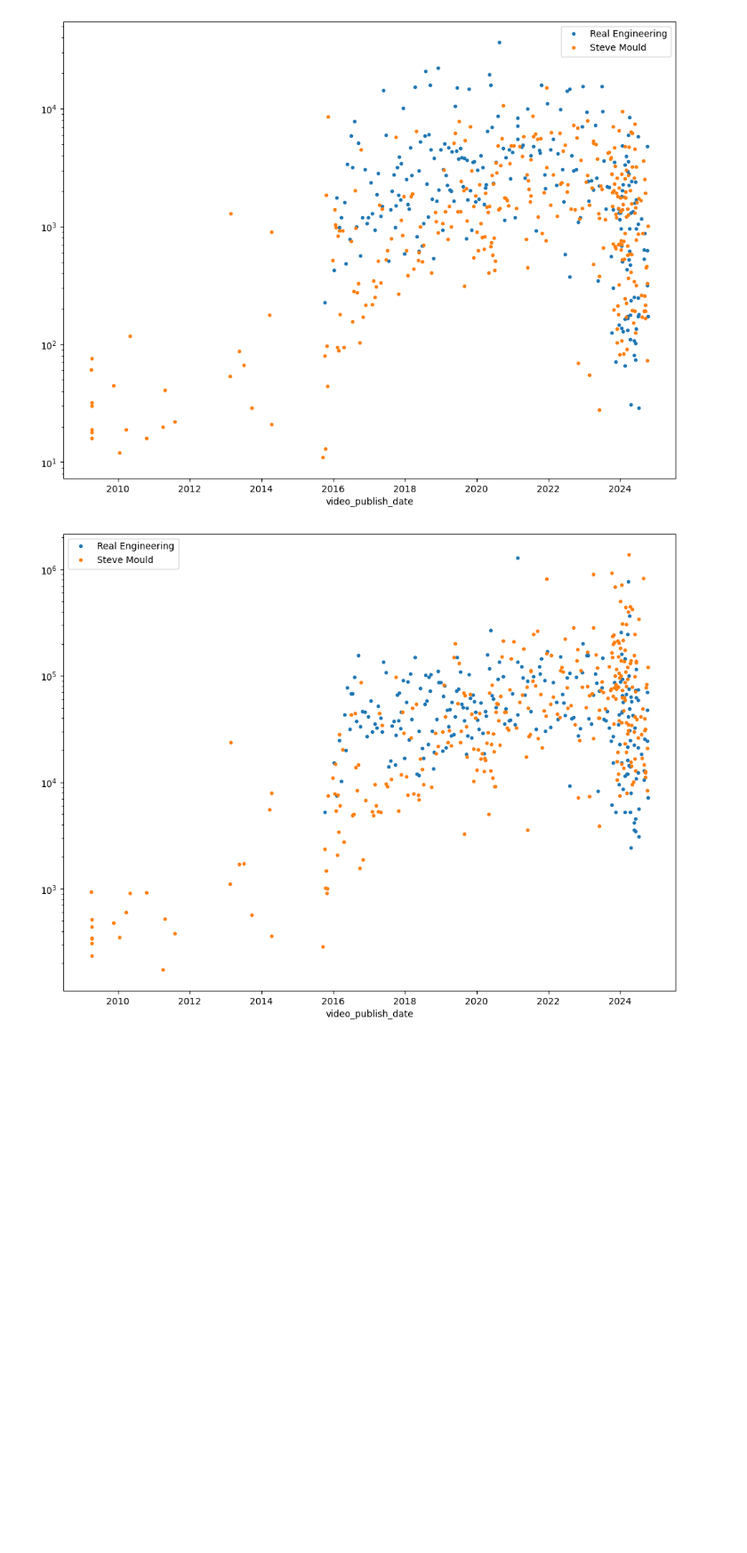
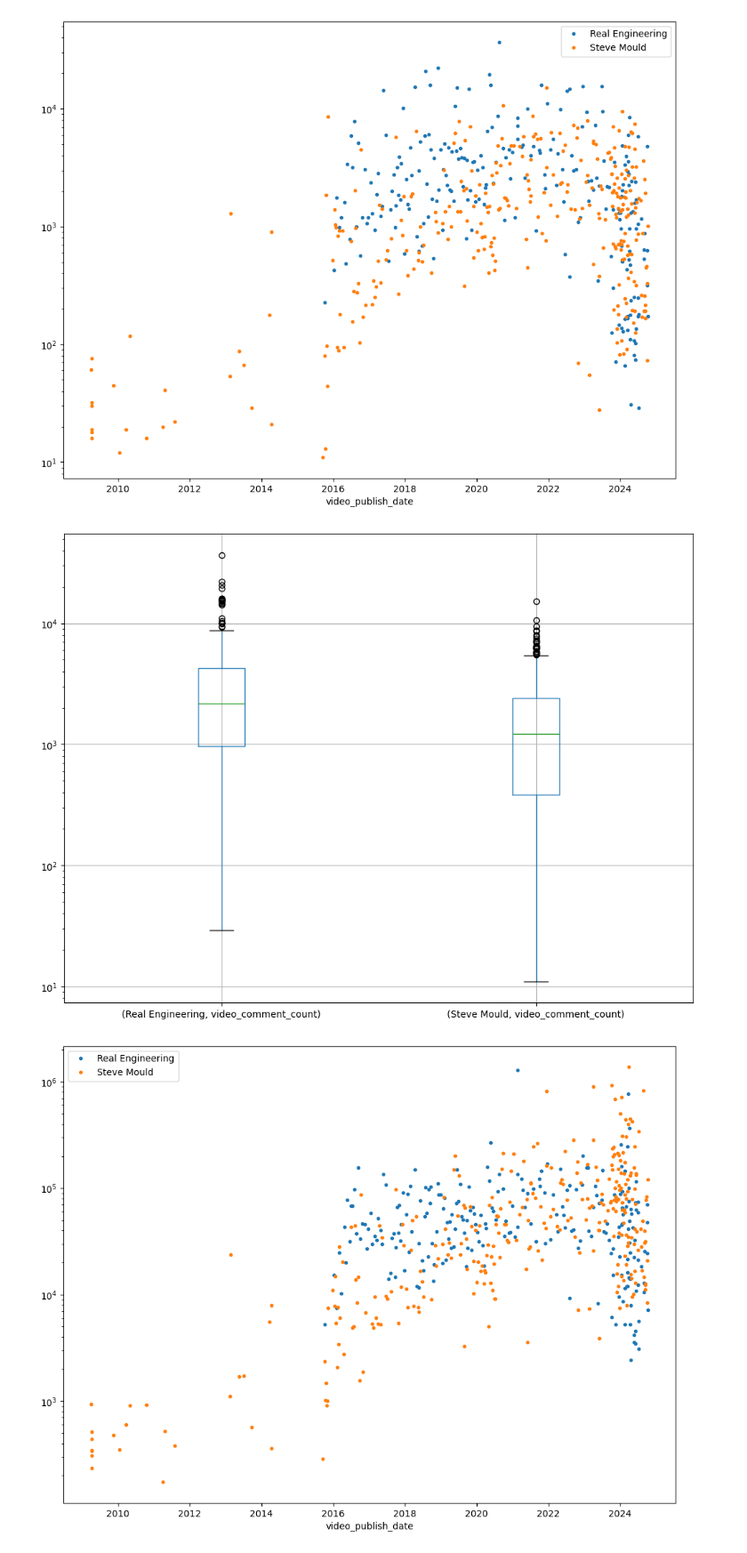
Before and after one commit to mateusz-dzitkowski/applied-mathematics, a Jupyter notebook: projects/analysis_of_unstructured_data/assignment_3/main.ipynb, the cells around one changed output. Shown: that part at 89% size. Cells and saved outputs as stored; diff of their text form; code cells hidden in the pictures; blank space fills up the shorter version.

```diff
--- a/projects/analysis_of_unstructured_data/assignment_3/main.ipynb
+++ b/projects/analysis_of_unstructured_data/assignment_3/main.ipynb
@@ -39,3 +54,7 @@ plot(df, "video_comment_count")
 # %% [output]
 [figure]
+# %%
+box(df, VIDEO_COMMENT_COUNT)
+# %% [output]
+[figure, added]
 # %%
```
Also changed, not shown: parts of 10 cells of this notebook.
